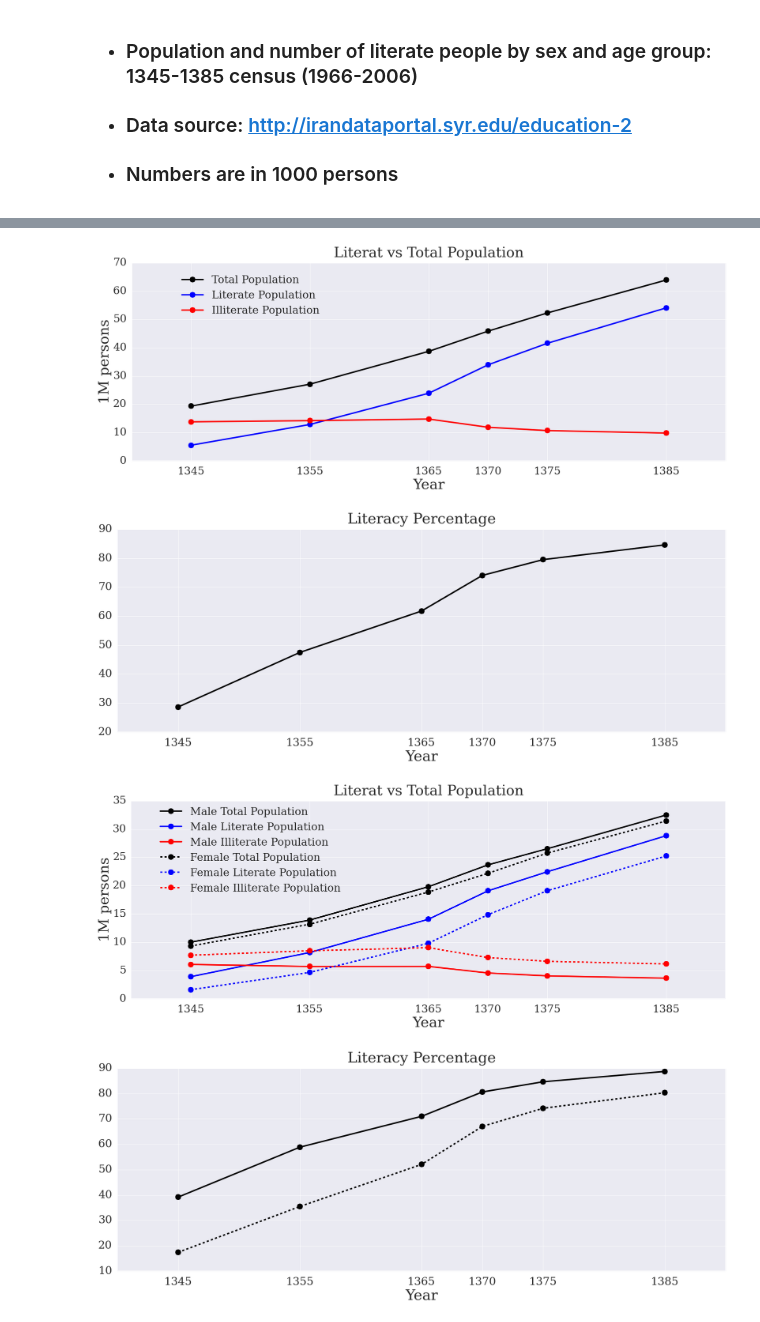
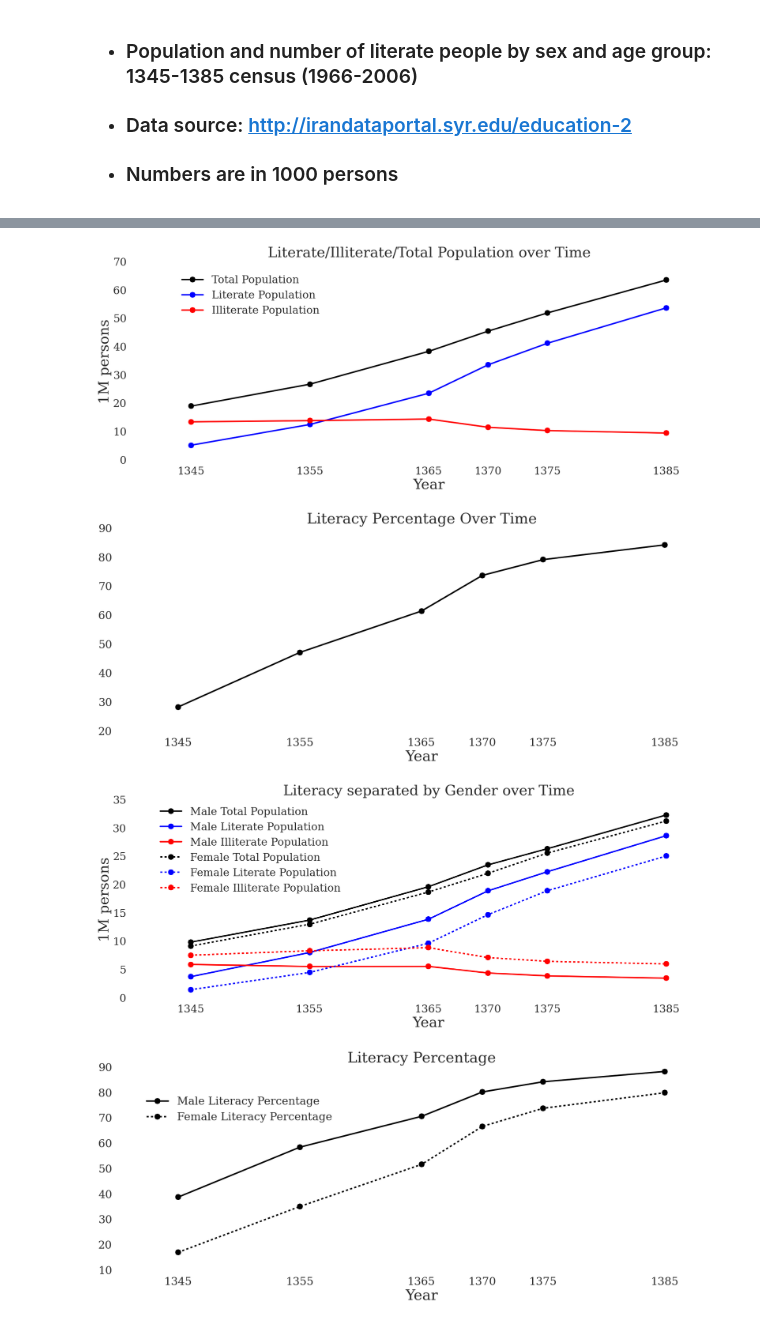
Before and after one commit to amirhamini/Vatan-Data, a Jupyter notebook: Education/population-literacy-1345-1385.ipynb, the cells around one changed output, grey strips where cells are left out. Saved outputs shown, nothing was run; the diff lists cells and outputs as text; code cells hidden in the pictures.

Commit message:
visualization completed

```diff
--- a/Education/population-literacy-1345-1385.ipynb
+++ b/Education/population-literacy-1345-1385.ipynb
@@ -30,9 +34,12 @@ data.head()
 | 2 | Sex and age group | 1345 Census (1966) | NaN | 1355 Census (1976) | NaN | 1365 Census (1986) | NaN | ... |
 | 3 | NaN | Population | Literate | Population | Literate | Population | Literate | ... |
 | 4 | Both sexes | 19372 | 5556 | 27113 | 12877 | 38709 | 23913 | ... |
+# %%
+data.iloc[6][2]  = 886; data.iloc[21][2] = 579; data.iloc[37][2] = 307;
 # %%
 census_yrs = ['1345', '1355', '1365', '1370','1375', '1385']
 info_dict = dict()
+
 info_dict['tot_pop'] = []
 info_dict['lit_pop'] = []
 row_interest = 4
@@ -41,6 +48,7 @@ for i in xrange(1, len(data.iloc[row_interest])):
         info_dict['lit_pop'].append(data.iloc[row_interest][i])
     else:
         info_dict['tot_pop'].append(data.iloc[row_interest][i])
+info_dict['tot_ilit'] = np.array(info_dict['tot_pop']) - np.array(info_dict['lit_pop'])
 # %%
 plt.rcParams['xtick.major.pad']='16'
 plt.rcParams['ytick.major.pad']='16'
@@ -57,14 +65,14 @@ ax01.plot(census_yrs, (np.array(info_dict['tot_pop'])-np.array(info_dict['lit_po
 ax01.set_xlim([1340,1390])
 major_ticks_x = [1345, 1355, 1365, 1370, 1375, 1385]
 ax01.set_xticks(major_ticks_x)
-ax01.set_title('Literat vs Total Population', fontsize=40, y=1.02)
+ax01.set_title('Literate/Illiterate/Total Population over Time', fontsize=40, y=1.02)
 ax01.set_xlabel('Year', fontsize=40)
 ax01.set_ylabel('1M persons', fontsize=40)
 ax01.grid('on')
 ax01.legend(loc='lower center', bbox_to_anchor=(0.2,0.7), borderpad=0.1, fontsize=30,fancybox=True, title='')
 plt.show()
 # %% [output]
-[figure, old version]
+[figure, new version]
 # %%
 plt.rcParams['xtick.major.pad']='16'
 plt.rcParams['ytick.major.pad']='16'
@@ -78,12 +86,12 @@ ax01.plot(census_yrs, lit_percentage,'-ko', lw=4, markersize=16)
 ax01.set_xlim([1340,1390])
 major_ticks_x = [1345, 1355, 1365, 1370, 1375, 1385]
 ax01.set_xticks(major_ticks_x)
-ax01.set_title('Literacy Percentage', fontsize=40, y=1.02)
+ax01.set_title('Literacy Percentage Over Time', fontsize=40, y=1.02)
 ax01.set_xlabel('Year', fontsize=40)
 ax01.grid('on')
 plt.show()
 # %% [output]
-[figure, old version]
+[figure, new version]
 # %%
 var_name_tot = 'male_tot_pop'
 var_name_lit = 'male_lit_pop'
@@ -95,6 +103,7 @@ for i in xrange(1, len(data.iloc[row_interest])):
         info_dict[var_name_lit].append(data.iloc[row_interest][i])
     else:
         info_dict[var_name_tot].append(data.iloc[row_interest][i])
+info_dict['male_tot_ilit'] = np.array(info_dict[var_name_tot]) - np.array(info_dict[var_name_lit])
 var_name_tot = 'female_tot_pop'
 var_name_lit = 'female_lit_pop'
 info_dict[var_name_tot] = []
@@ -105,6 +114,7 @@ for i in xrange(1, len(data.iloc[row_interest])):
         info_dict[var_name_lit].append(data.iloc[row_interest][i])
     else:
         info_dict[var_name_tot].append(data.iloc[row_interest][i])
+info_dict['female_tot_ilit'] = np.array(info_dict[var_name_tot]) - np.array(info_dict[var_name_lit])
 # %%
 plt.rcParams['xtick.major.pad']='16'
 plt.rcParams['ytick.major.pad']='16'
@@ -131,34 +141,35 @@ ax01.plot(census_yrs, (np.array(info_dict['female_tot_pop'])-np.array(info_dict[
 ax01.set_xlim([1340,1390])
 major_ticks_x = [1345, 1355, 1365, 1370, 1375, 1385]
 ax01.set_xticks(major_ticks_x)
-ax01.set_title('Literat vs Total Population', fontsize=40, y=1.02)
+ax01.set_title('Literacy separated by Gender over Time', fontsize=40, y=1.02)
 ax01.set_xlabel('Year', fontsize=40)
 ax01.set_ylabel('1M persons', fontsize=40)
 ax01.grid('on')
 ax01.legend(loc='lower center', bbox_to_anchor=(0.2,0.5), borderpad=0.1, fontsize=30,fancybox=True, title='')
 plt.show()
 # %% [output]
-[figure, old version]
+[figure, new version]
 # %%
 plt.rcParams['xtick.major.pad']='16'
 plt.rcParams['ytick.major.pad']='16'
 
 fig01 = plt.figure(1, figsize=(30, 10), dpi=90)
 ax01 = fig01.add_subplot(1,1,1)
 
 male_lit_percentage = np.true_divide(np.array(info_dict['male_lit_pop']),
                                      np.array(info_dict['male_tot_pop'])) * 100
 female_lit_percentage = np.true_divide(np.array(info_dict['female_lit_pop']),
                                        np.array(info_dict['female_tot_pop'])) * 100
 ax01.plot(census_yrs, male_lit_percentage,'-ko', lw=4, markersize=16, label='Male Literacy Percentage')
 ax01.plot(census_yrs, female_lit_percentage,'--ko', lw=4, markersize=16, label='Female Literacy Percentage')
 
 ax01.set_xlim([1340,1390])
 major_ticks_x = [1345, 1355, 1365, 1370, 1375, 1385]
 ax01.set_xticks(major_ticks_x)
 ax01.set_title('Literacy Percentage', fontsize=40, y=1.02)
 ax01.set_xlabel('Year', fontsize=40)
 ax01.grid('on')
+ax01.legend(loc='lower center', bbox_to_anchor=(0.2,0.7), borderpad=0.1, fontsize=30,fancybox=True, title='')
 plt.show()
 # %% [output]
-[figure, old version]
+[figure, new version]
```
Also changed, not shown: parts of 10 cells of this notebook.
